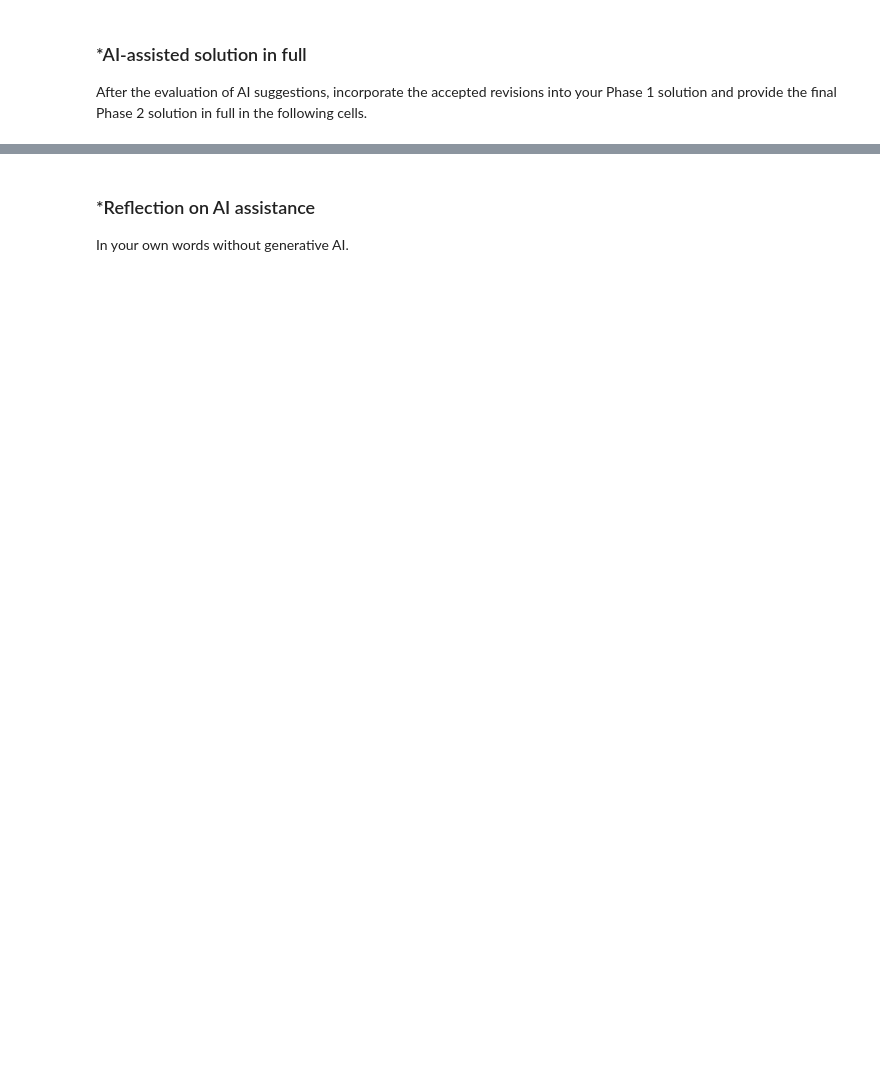
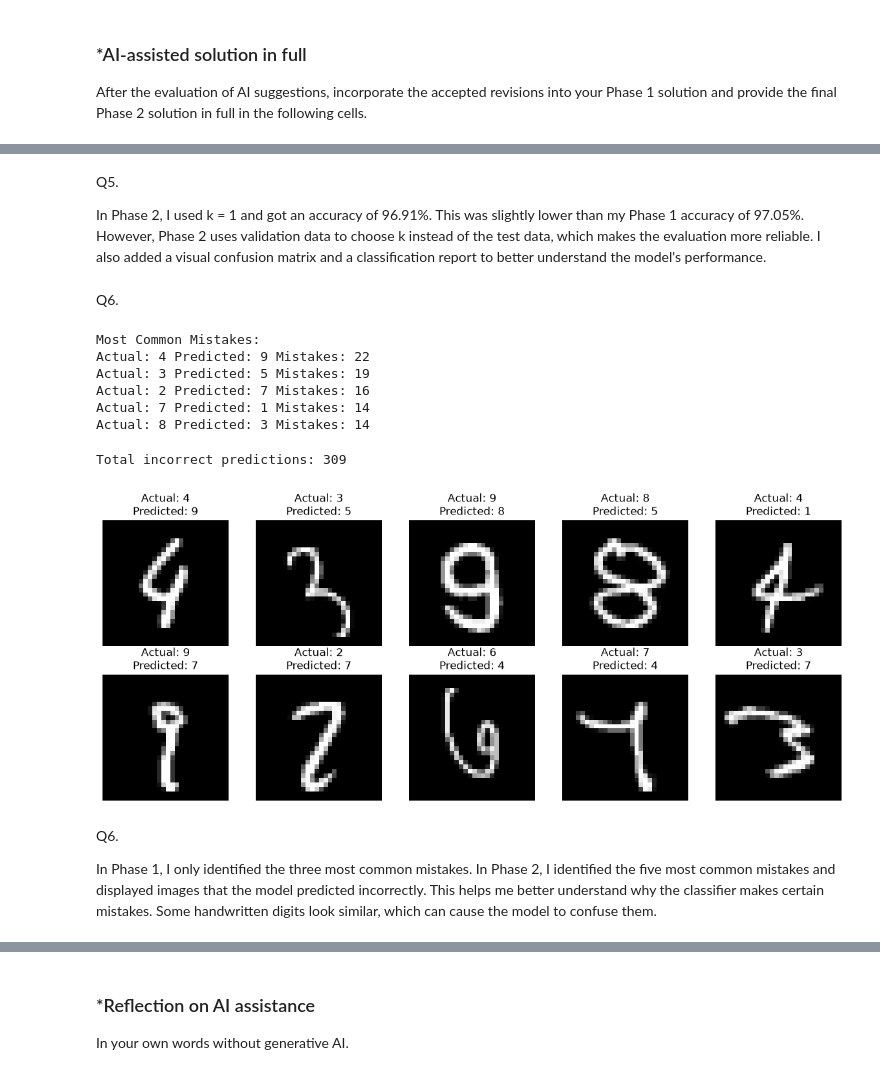
Before and after one commit to LeytonA26/L01-cv, a Jupyter notebook: notebook.ipynb, the cells around one changed output, grey strips where cells are left out. Cells and saved outputs as stored; diff of their text form; code cells hidden in the pictures; blank space fills up the shorter version.

```diff
--- a/notebook.ipynb
+++ b/notebook.ipynb
@@ -231,0 +434,50 @@ After the evaluation of AI suggestions, incorporate the accepted revisions into
+# %% [markdown]
+Q5.
+
+In Phase 2, I used k = 1 and got an accuracy of 96.91%. This was slightly lower than my Phase 1 accuracy of 97.05%. However, Phase 2 uses validation data to choose k instead of the test data, which makes the evaluation more reliable. I also added a visual confusion matrix and a classification report to better understand the model's performance.
+# %% [markdown]
+Q6.
+# %%
+mistakes = cm.copy()
+np.fill_diagonal(mistakes, 0)
+
+print("Most Common Mistakes:")
+
+for i in range(5):
+    row, col = np.unravel_index(np.argmax(mistakes), mistakes.shape)
+
+    print("Actual:", row, "Predicted:", col,
+          "Mistakes:", mistakes[row, col])
+
+    mistakes[row, col] = 0
+# %% [output]
+Most Common Mistakes:
+Actual: 4 Predicted: 9 Mistakes: 22
+Actual: 3 Predicted: 5 Mistakes: 19
+Actual: 2 Predicted: 7 Mistakes: 16
+Actual: 7 Predicted: 1 Mistakes: 14
+Actual: 8 Predicted: 3 Mistakes: 14
+# %%
+wrong_indices = np.where(final_predictions != y_test)[0]
+
+print("Total incorrect predictions:", len(wrong_indices))
+
+fig, axes = plt.subplots(2, 5, figsize=(12, 5))
+
+for ax, index in zip(axes.flat, wrong_indices[:10]):
+    ax.imshow(X_test[index], cmap="gray")
+    ax.set_title(
+        f"Actual: {y_test[index]}\n"
+        f"Predicted: {final_predictions[index]}"
+    )
+    ax.axis("off")
+
+plt.tight_layout()
+plt.show()
+# %% [output]
+Total incorrect predictions: 309
+[figure, added]
+# %% [markdown]
+Q6.
+
+In Phase 1, I only identified the three most common mistakes. In Phase 2, I identified the five most common mistakes and displayed images that the model predicted incorrectly. This helps me better understand why the classifier makes certain mistakes. Some handwritten digits look similar, which can cause the model to confuse them.
```
Also changed, not shown: parts of 25 cells of this notebook.
